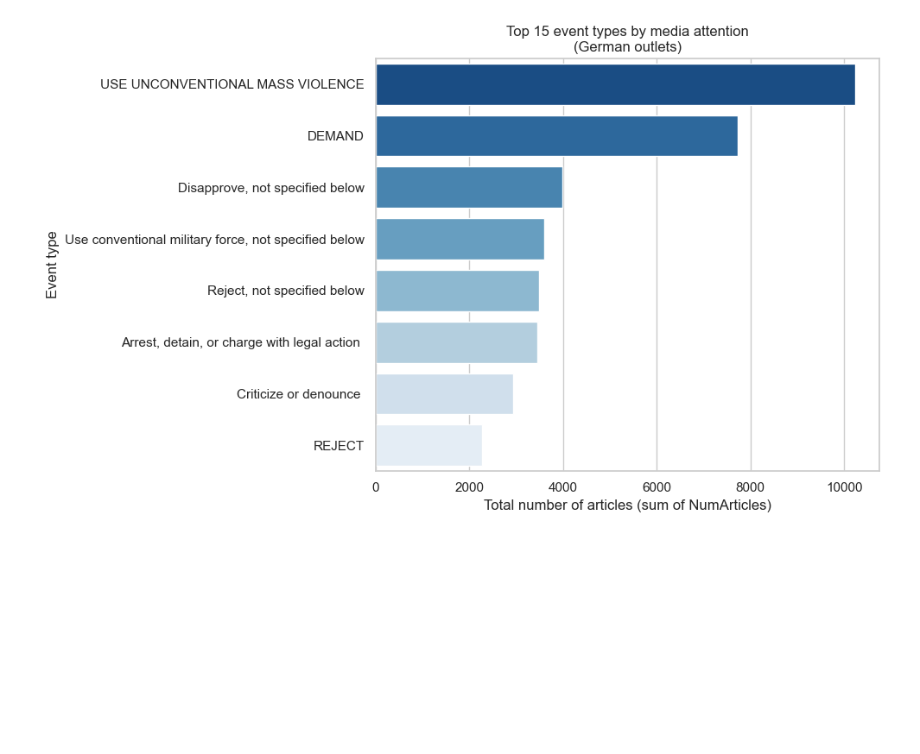
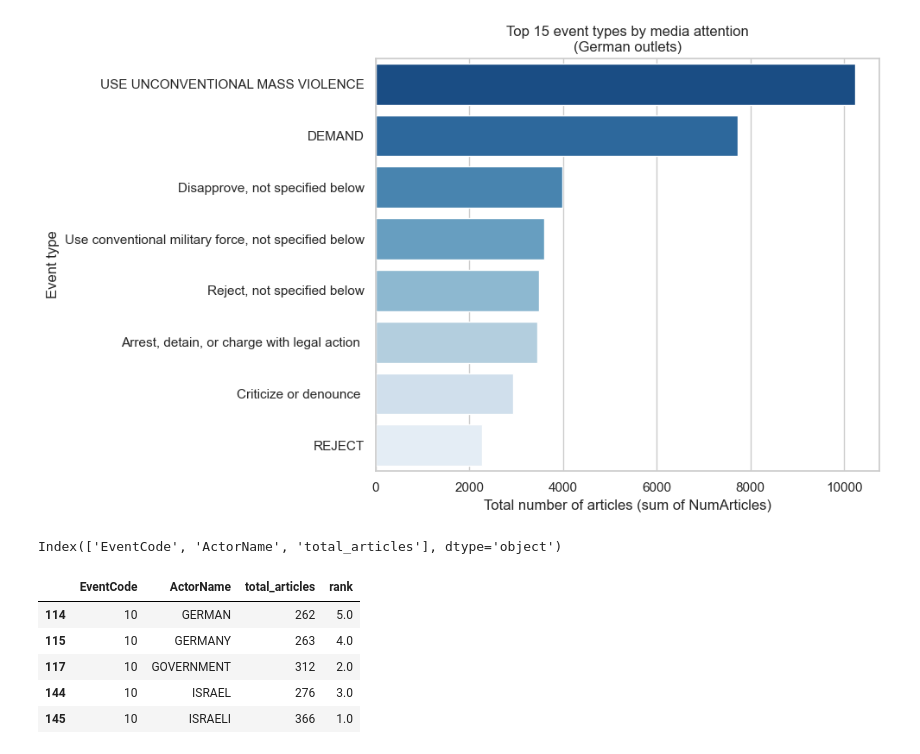
Before and after one commit to CAUGruppe/DataScienceProjectGroup8, a Jupyter notebook: Notebooks/Visualization_Question_8.ipynb, the cells around one changed output. Saved outputs shown, nothing was run; the diff lists cells and outputs as text; code cells hidden in the pictures; blank space fills up the shorter version.

```diff
--- a/Notebooks/Visualization_Question_8.ipynb
+++ b/Notebooks/Visualization_Question_8.ipynb
@@ -185,19 +221,55 @@ plt.tight_layout()
 plt.show()
 # %% [output]
 [figure]
+# %%
+# 1) Actor-Spalten in ein langes Format bringen (Actor1 + Actor2)
+df_actors_long = (
+    pd.concat(
+        [
+            df_de[["EventCode", "NumArticles", "Actor1Name"]]
+            .rename(columns={"Actor1Name": "ActorName"})
+            .dropna(subset=["ActorName"]),
+            df_de[["EventCode", "NumArticles", "Actor2Name"]]
+            .rename(columns={"Actor2Name": "ActorName"})
+            .dropna(subset=["ActorName"]),
+        ],
+        ignore_index=True,
+    )
+)
+
+# 2) pro EventCode und Actor die Artikel aufsummieren
+event_actor = (
+    df_actors_long
+    .groupby(["EventCode", "ActorName"], as_index=False)
+    .agg(total_articles=("NumArticles", "sum"))
+)
+
+event_actor.head()
+event_actor.columns
+# %% [output]
+Index(['EventCode', 'ActorName', 'total_articles'], dtype='object')
 # %%
 TOP_ACTORS = 5  # Top 5 actors per Eventtype
 
 codes_focus = top_events_labeled["EventCode"].astype(str).tolist()
 
+event_actor["EventCode"] = event_actor["EventCode"].astype(str)
+
 event_actor_sub = event_actor[event_actor["EventCode"].isin(codes_focus)].copy()
 
-#rank per eventcode
 event_actor_sub["rank"] = (
     event_actor_sub
     .groupby("EventCode")["total_articles"]
     .rank("dense", ascending=False)
 )
 
 event_actor_top = event_actor_sub[event_actor_sub["rank"] <= TOP_ACTORS].copy()
+event_actor_top.head()
+# %% [output]
+|  | EventCode | ActorName | total_articles | rank |
+| 114 | 10 | GERMAN | 262 | 5.0 |
+| 115 | 10 | GERMANY | 263 | 4.0 |
+| 117 | 10 | GOVERNMENT | 312 | 2.0 |
+| 144 | 10 | ISRAEL | 276 | 3.0 |
+| 145 | 10 | ISRAELI | 366 | 1.0 |
 # %%
```
Also changed, not shown: parts of 12 cells of this notebook.
